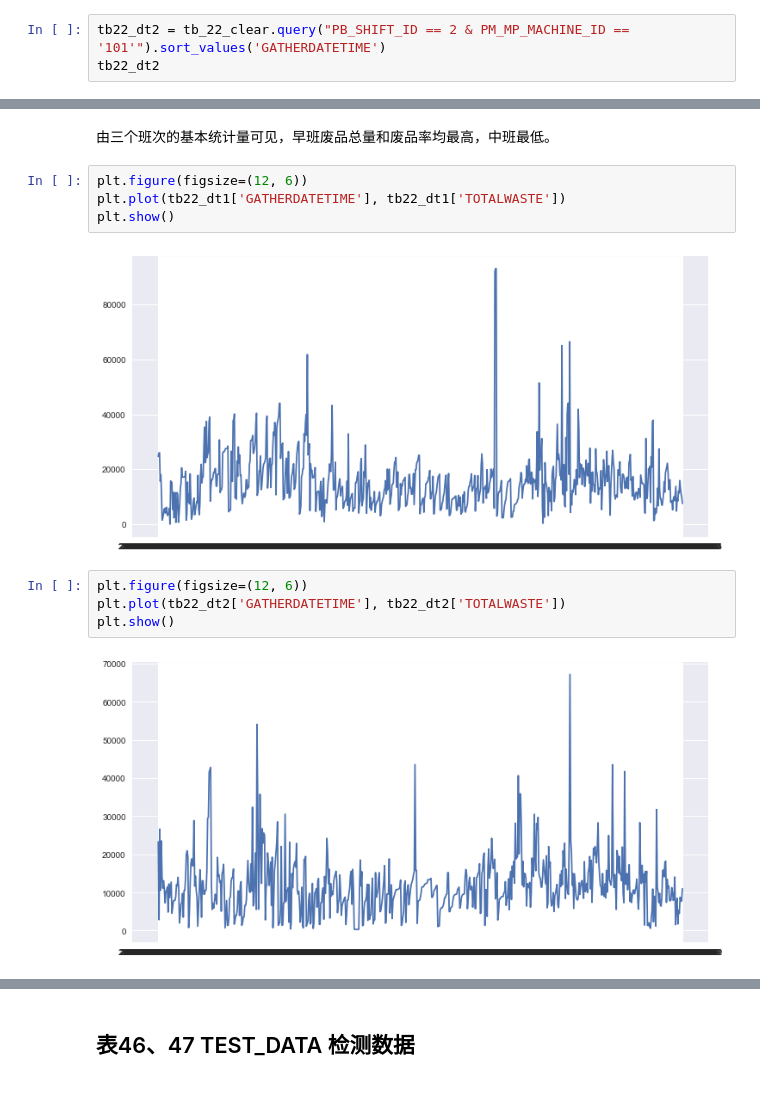
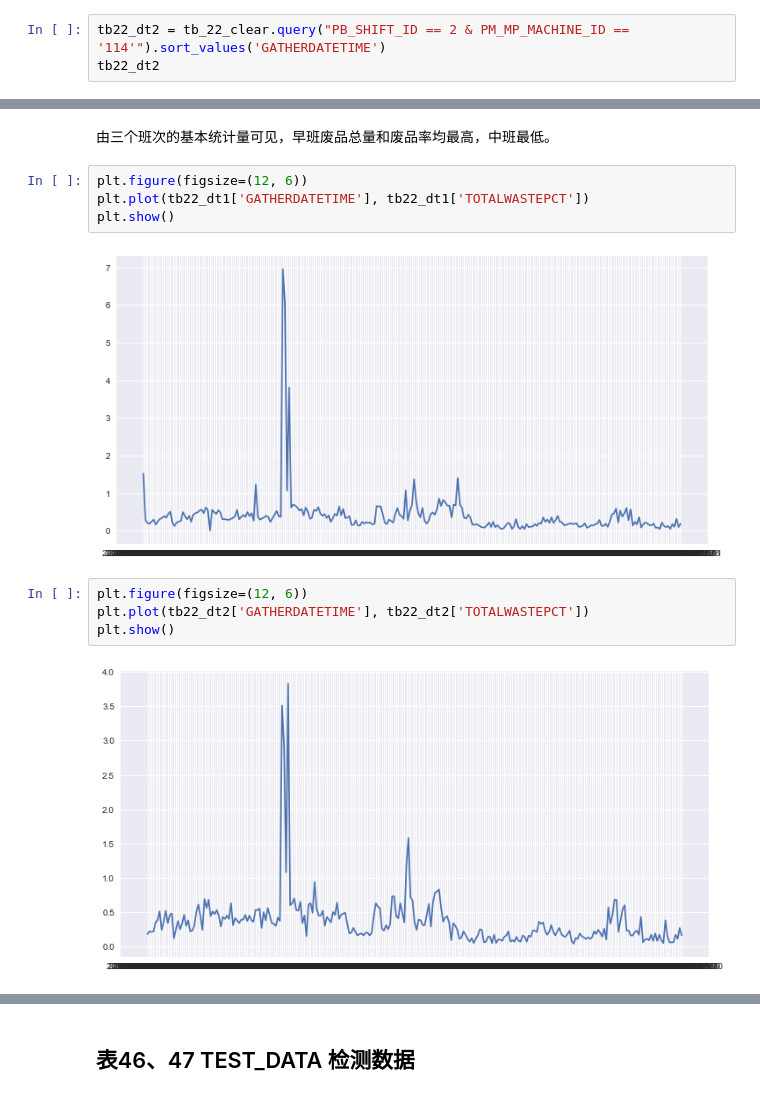
Before and after one commit to zzhhoubin/pydata, a Jupyter notebook: datasets/ncicbj/数据分析.ipynb, the cells around one changed output, grey strips where cells are left out. Drawn from its saved outputs; the diff is of its cells as text.

```diff
--- a/datasets/ncicbj/数据分析.ipynb
+++ b/datasets/ncicbj/数据分析.ipynb
@@ -363,5 +255,5 @@ tb22_dt1.describe()
 # %%
-tb22_dt2 = tb_22_clear.query("PB_SHIFT_ID == 2 & PM_MP_MACHINE_ID == '101'").sort_values('GATHERDATETIME')
+tb22_dt2 = tb_22_clear.query("PB_SHIFT_ID == 2 & PM_MP_MACHINE_ID == '114'").sort_values('GATHERDATETIME')
 tb22_dt2
 # %% [output]
 |  | PRODUCEDATE | PB_SHIFT_ID | PM_MP_MACHINE_ID | PB_PRODUCT_ID | GATHERDATETIME | TOTALPRODUCTION | FILTERTIP | ... |
@@ -434,15 +326,15 @@ tb22_dt3.describe()
 由三个班次的基本统计量可见，早班废品总量和废品率均最高，中班最低。
 # %%
 plt.figure(figsize=(12, 6))
-plt.plot(tb22_dt1['GATHERDATETIME'], tb22_dt1['TOTALWASTE'])
+plt.plot(tb22_dt1['GATHERDATETIME'], tb22_dt1['TOTALWASTEPCT'])
 plt.show()
 # %% [output]
-[figure, old version]
+[figure, new version]
 # %%
 plt.figure(figsize=(12, 6))
-plt.plot(tb22_dt2['GATHERDATETIME'], tb22_dt2['TOTALWASTE'])
+plt.plot(tb22_dt2['GATHERDATETIME'], tb22_dt2['TOTALWASTEPCT'])
 plt.show()
 # %% [output]
-[figure, old version]
+[figure, new version]
 # %%
 plt.figure(figsize=(12, 6))
```
Also changed, not shown: parts of 129 cells of this notebook.
